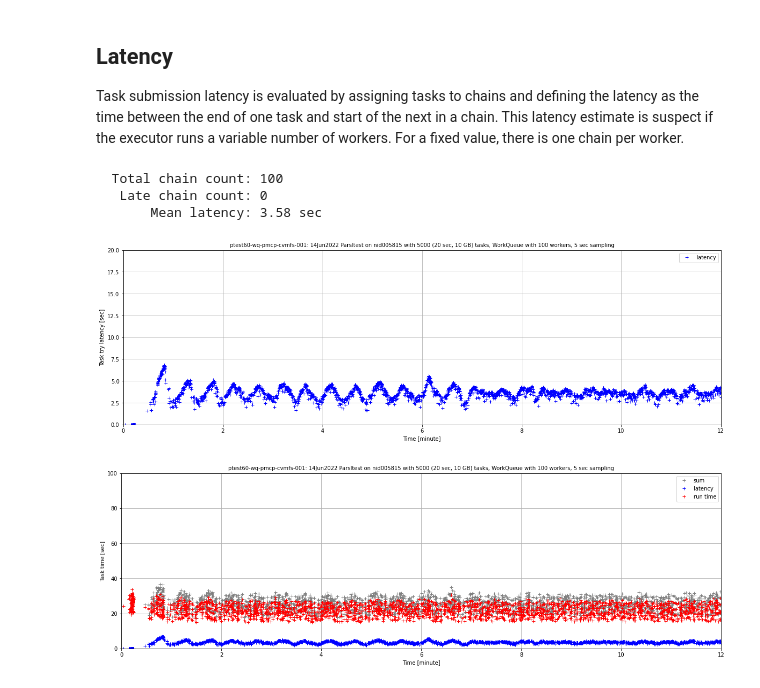
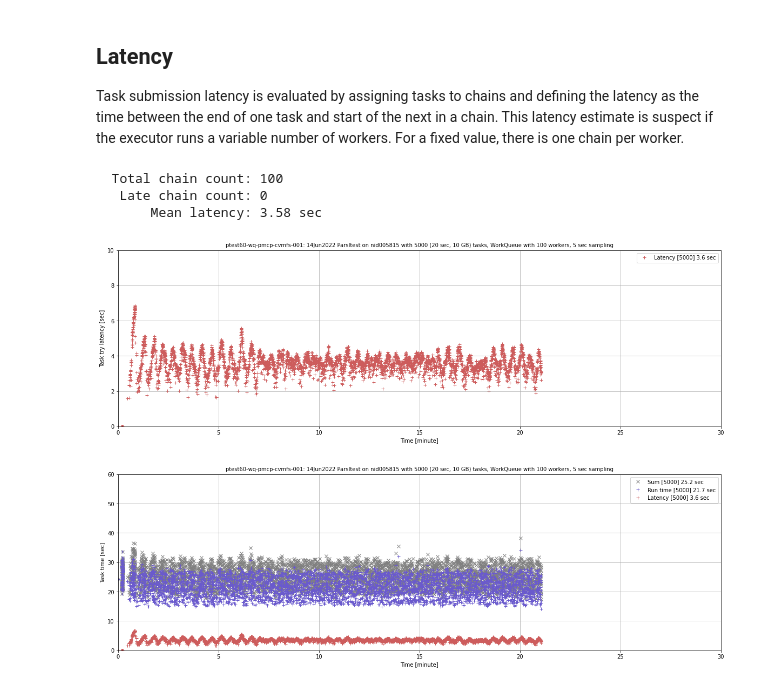
Before and after one commit to LSSTDESC/desc-wfmon, a Jupyter notebook: ipynb/monexp.ipynb, the cells around one changed output. Drawn from its saved outputs; the diff is of its cells as text; code cells hidden in the pictures.

```diff
--- a/ipynb/monexp.ipynb
+++ b/ipynb/monexp.ipynb
@@ -644,8 +652,10 @@ plt.savefig(pfx+'mem'+sfx)
 # %%
 if have_procsum:
     plt.figure(figsize=(pdx, pdy))
-    plt.plot(psm.tfix, psm.procsum_disk_read/gb/delt, 'b+', label='input')
-    plt.plot(psm.tfix, psm.procsum_disk_write/gb/delt, 'rx', label='output')
+    rea = psm.procsum_disk_read/gb/delt
+    wri = psm.procsum_disk_write/gb/delt
+    plt.plot(psm.tfix, rea, 'b+', label=f"Input [{len(rea)}] {rea.median():.2f} GB/s")
+    plt.plot(psm.tfix, wri, 'rx', label=f"Output [{len(wri)}] {wri.median():0.2f} GB/s")
     plt.xlabel(f"Time [{stunit}]")
     plt.ylabel('Disk I/O [GB/s]')
     plt.grid(True)
@@ -663,8 +673,8 @@ if have_procsum:
     ymin = 0.0
     ymax = monexp.iosummax
     plt.figure(figsize=(pdx, pdy))
-    plt.plot(psm.tfix, psm.procsum_disk_read.cumsum()/gb, 'b+', label='input')
-    plt.plot(psm.tfix, psm.procsum_disk_write.cumsum()/gb, 'rx', label='output')
+    plt.plot(psm.tfix, psm.procsum_disk_read.cumsum()/gb, 'b+', label='Input')
+    plt.plot(psm.tfix, psm.procsum_disk_write.cumsum()/gb, 'rx', label='Output')
     plt.xlabel(f"Time [{stunit}]")
     plt.ylabel('Disk I/O [GB]')
     plt.grid(True)
@@ -690,41 +700,47 @@ print(f"   Late chain count: {dbr.taskchain_count('late')}")
 print(f"       Mean latency: {tst.latency.mean():.2f} sec")
 if dbr.taskchain_count():
     xmin = tmin
-    xmax = tmax*0.4
+    xmax = tmax
     ymin = 0
     ymax = monexp.tlatencymax
     tsklat = tst.latency.clip(0,0.995*ymax)
+    lablat = f"Latency [{len(tsklat)}] {tst.latency.mean():.1f} sec"
+    collat = 'indianred'
     plt.figure(figsize=(pdx, pdy))
-    plt.plot(tst.tfix_running, tsklat, 'b+', label='latency')
+    plt.plot(tst.tfix_running, tsklat, color=collat, marker='+', linestyle='none', label=lablat)
     plt.xlabel(f"Time [{stunit}]")
     plt.ylabel('Task try latency [sec]')
     plt.grid(True)
     plt.legend(loc="upper right")
     junk = plt.axis([xmin, xmax, ymin, ymax])
     plt.title(pttl)
     plt.savefig(pfx+'latency_vs_time'+sfx)
     plt.show()
     # Latency and run time
     ymin = 0
     ymax = monexp.tlatrunmax
-    tsklat = tst.latency.clip(0,0.995*ymax)
     tskrun = tst['trun'].clip(0,0.995*ymax)
+    labrun = f"Run time [{len(tsklat)}] {tskrun.mean():.1f} sec"
+    colrun = 'slateblue'
     tsksum = (tst.latency+tst.trun).clip(0,0.995*ymax)
+    labsum = f"Sum [{len(tsksum)}] {tsksum.mean():.1f} sec"
+    colsum = 'gray'
     plt.figure(figsize=(pdx, pdy))
-    plt.plot(tst.tfix_running, tsksum, color='gray', marker='+', linestyle='None', label='sum')
-    plt.plot(tst.tfix_running, tsklat, 'b+', label='latency')
-    plt.plot(tst.tfix_running, tskrun, 'r+', label='run time')
+    mrk = '+'
+    plt.plot(tst.tfix_running, tsksum, color=colsum, marker='x', linestyle='none', label=labsum)
+    plt.plot(tst.tfix_running, tskrun, color=colrun,  marker=mrk, linestyle='none', label=labrun)
+    plt.plot(tst.tfix_running, tsklat, color=collat, marker=mrk, linestyle='none', label=lablat)
     plt.xlabel(f"Time [{stunit}]")
     plt.ylabel('Task time [sec]')
     plt.grid(True)
     plt.legend(loc="upper right")
     junk = plt.axis([xmin, xmax, ymin, ymax])
     plt.title(pttl)
     plt.savefig(pfx+'latrun_vs_time'+sfx)
     plt.show()
 # %% [output]
   Total chain count: 100
    Late chain count: 0
        Mean latency: 3.58 sec
-[figure, old version]
+[figure, new version]
-[figure, old version]
+[figure, new version]
```
Also changed, not shown: parts of 7 cells of this notebook, 1 other file.
